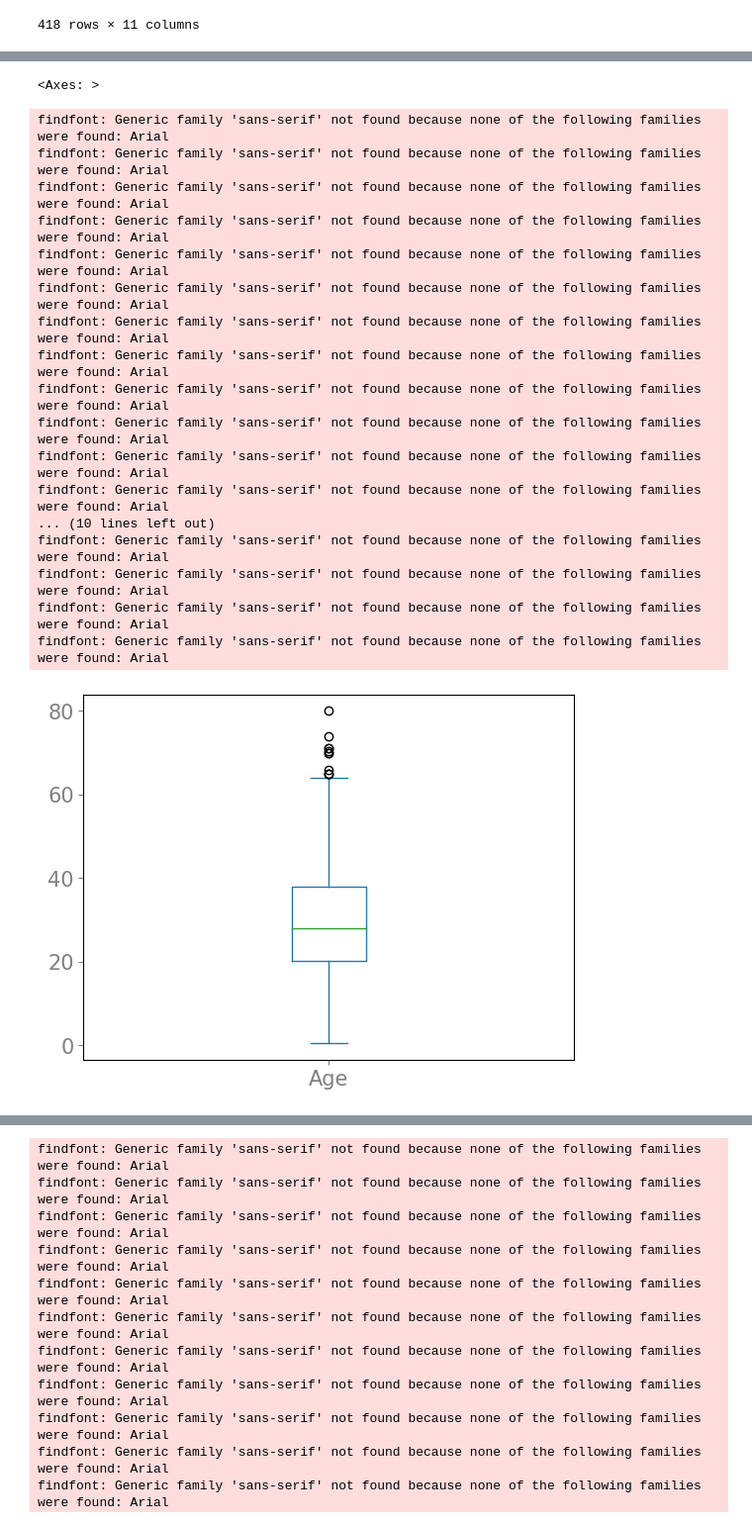
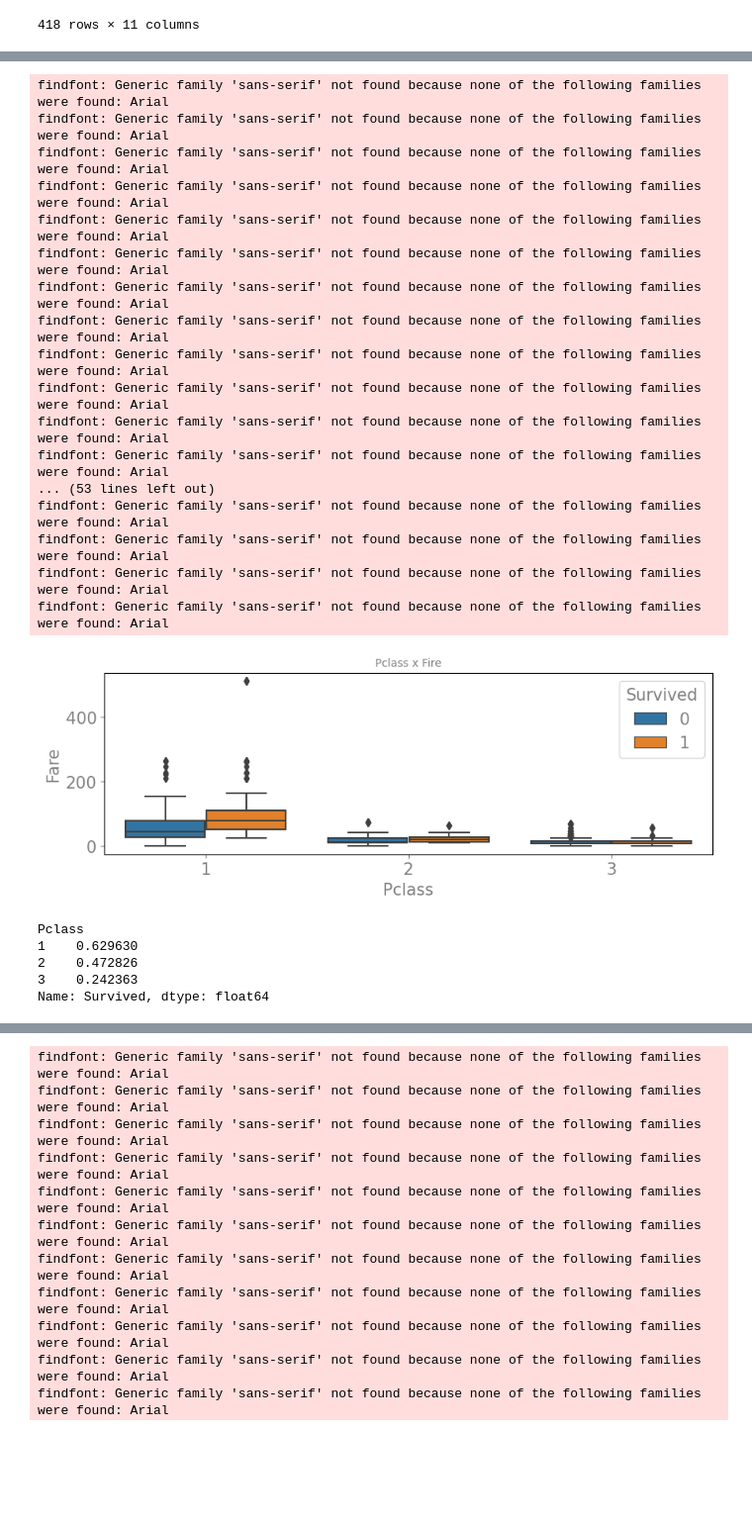
Before and after one commit to mayconbaptista/IC-RedesDomesticas, a Jupyter notebook: titanic/solution1.ipynb, the cells around one changed output, grey strips where cells are left out. Shown at 99% size. Cells and saved outputs as stored; diff of their text form; code cells hidden in the pictures; blank space fills up the shorter version.

```diff
--- a/titanic/solution1.ipynb
+++ b/titanic/solution1.ipynb
@@ -71,22 +135,35 @@ data_training
-# %%
-data_training['Age'].plot.box()
-# %% [output]
-<Axes: >
-findfont: Generic family 'sans-serif' not found because none of the following families were found: Arial
-findfont: Generic family 'sans-serif' not found because none of the following families were found: Arial
-findfont: Generic family 'sans-serif' not found because none of the following families were found: Arial
-findfont: Generic family 'sans-serif' not found because none of the following families were found: Arial
-findfont: Generic family 'sans-serif' not found because none of the following families were found: Arial
-findfont: Generic family 'sans-serif' not found because none of the following families were found: Arial
-findfont: Generic family 'sans-serif' not found because none of the following families were found: Arial
-findfont: Generic family 'sans-serif' not found because none of the following families were found: Arial
-findfont: Generic family 'sans-serif' not found because none of the following families were found: Arial
-findfont: Generic family 'sans-serif' not found because none of the following families were found: Arial
-findfont: Generic family 'sans-serif' not found because none of the following families were found: Arial
-findfont: Generic family 'sans-serif' not found because none of the following families were found: Arial
-... (10 lines left out)
-findfont: Generic family 'sans-serif' not found because none of the following families were found: Arial
-findfont: Generic family 'sans-serif' not found because none of the following families were found: Arial
-findfont: Generic family 'sans-serif' not found because none of the following families were found: Arial
-findfont: Generic family 'sans-serif' not found because none of the following families were found: Arial
-[figure, removed]
+# %%
+fig, ax = plt.subplots(figsize=(10,3))
+
+sns.boxplot(data=data_training, x='Pclass', y='Fare', hue='Survived')
+
+ax.set_title('Pclass x Fire', fontsize=10)
+plt.show()
+# %% [output]
+findfont: Generic family 'sans-serif' not found because none of the following families were found: Arial
+findfont: Generic family 'sans-serif' not found because none of the following families were found: Arial
+findfont: Generic family 'sans-serif' not found because none of the following families were found: Arial
+findfont: Generic family 'sans-serif' not found because none of the following families were found: Arial
+findfont: Generic family 'sans-serif' not found because none of the following families were found: Arial
+findfont: Generic family 'sans-serif' not found because none of the following families were found: Arial
+findfont: Generic family 'sans-serif' not found because none of the following families were found: Arial
+findfont: Generic family 'sans-serif' not found because none of the following families were found: Arial
+findfont: Generic family 'sans-serif' not found because none of the following families were found: Arial
+findfont: Generic family 'sans-serif' not found because none of the following families were found: Arial
+findfont: Generic family 'sans-serif' not found because none of the following families were found: Arial
+findfont: Generic family 'sans-serif' not found because none of the following families were found: Arial
+... (53 lines left out)
+findfont: Generic family 'sans-serif' not found because none of the following families were found: Arial
+findfont: Generic family 'sans-serif' not found because none of the following families were found: Arial
+findfont: Generic family 'sans-serif' not found because none of the following families were found: Arial
+findfont: Generic family 'sans-serif' not found because none of the following families were found: Arial
+[figure, added]
+# %%
+# taxa de sobreviventes por classe.
+data_training.groupby('Pclass')['Survived'].mean()
+# %% [output]
+Pclass
+1    0.629630
+2    0.472826
+3    0.242363
+Name: Survived, dtype: float64
```
Also changed, not shown: parts of 33 cells of this notebook.
